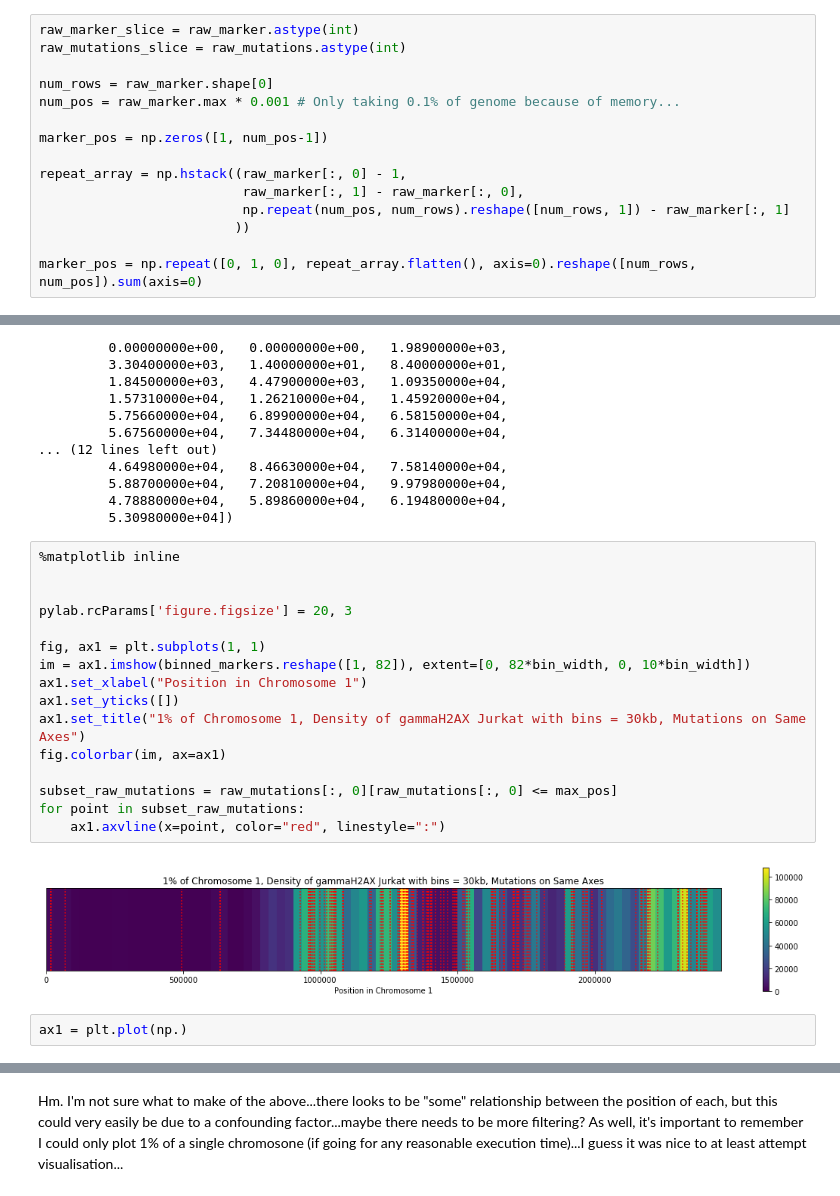
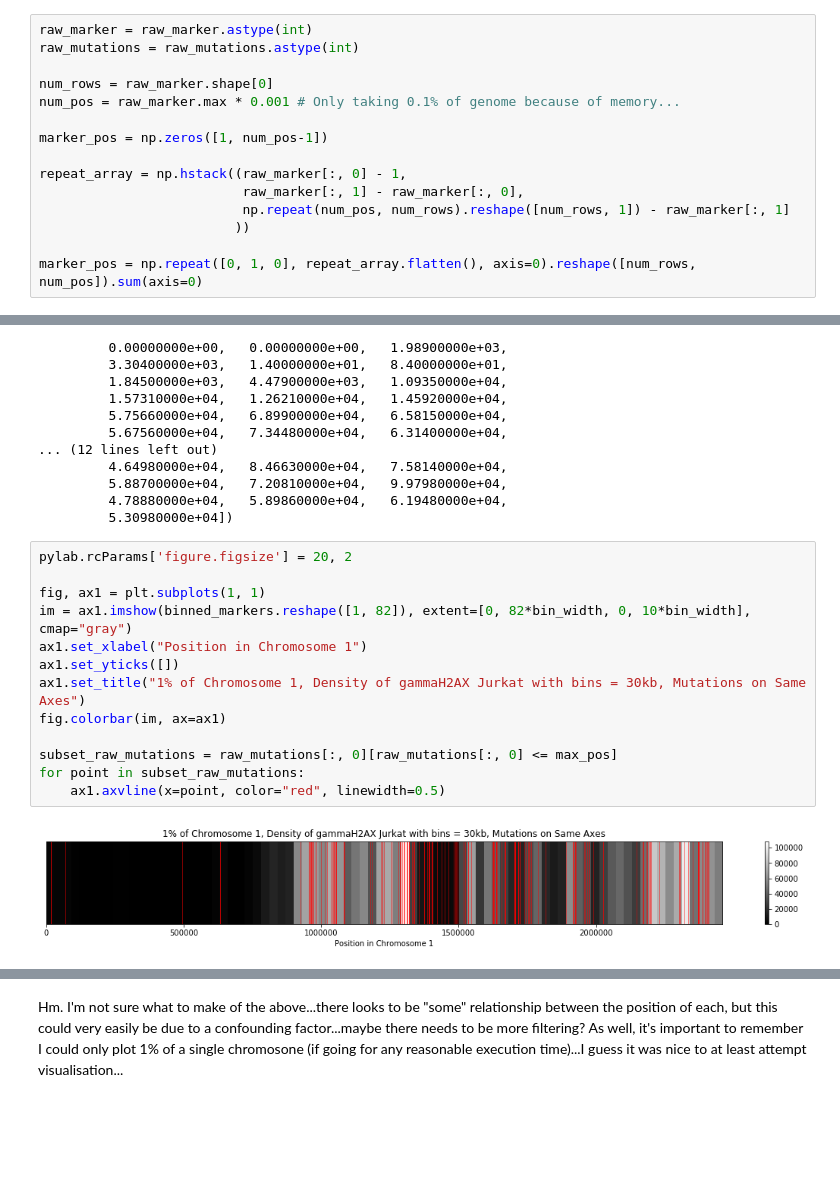
Before and after one commit to wjmn/dsb-bioinformatics-project, a Jupyter notebook: 20170629_secondupdatedworkflow.ipynb, the cells around one changed output, grey strips where cells are left out. Cells and saved outputs as stored; diff of their text form; blank space fills up the shorter version.

```diff
--- a/20170629_secondupdatedworkflow.ipynb
+++ b/20170629_secondupdatedworkflow.ipynb
@@ -272,8 +305,8 @@ max(raw_mutations[:, 0] - raw_mutations[:, 1])
 # %% [markdown]
 The below raises a memory error since it's all done at once rather than interating...
 # %%
-raw_marker_slice = raw_marker.astype(int)
-raw_mutations_slice = raw_mutations.astype(int)
+raw_marker = raw_marker.astype(int)
+raw_mutations = raw_mutations.astype(int)
 
 num_rows = raw_marker.shape[0]
 num_pos = raw_marker.max * 0.001 # Only taking 0.1% of genome because of memory...
@@ -342,22 +375,17 @@ array([  2.80000000e+03,   2.23300000e+03,   2.28400000e+03,
          4.78880000e+04,   5.89860000e+04,   6.19480000e+04,
          5.30980000e+04])
 # %%
-%matplotlib inline
-
-
-pylab.rcParams['figure.figsize'] = 20, 3
+pylab.rcParams['figure.figsize'] = 20, 2
 
 fig, ax1 = plt.subplots(1, 1)
-im = ax1.imshow(binned_markers.reshape([1, 82]), extent=[0, 82*bin_width, 0, 10*bin_width])
+im = ax1.imshow(binned_markers.reshape([1, 82]), extent=[0, 82*bin_width, 0, 10*bin_width], cmap="gray")
 ax1.set_xlabel("Position in Chromosome 1")
 ax1.set_yticks([])
 ax1.set_title("1% of Chromosome 1, Density of gammaH2AX Jurkat with bins = 30kb, Mutations on Same Axes")
 fig.colorbar(im, ax=ax1)
 
 subset_raw_mutations = raw_mutations[:, 0][raw_mutations[:, 0] <= max_pos]
 for point in subset_raw_mutations:
-    ax1.axvline(x=point, color="red", linestyle=":")
+    ax1.axvline(x=point, color="red", linewidth=0.5)
 # %% [output]
-[figure, old version]
+[figure, new version]
-# %%
-ax1 = plt.plot(np.)
```
Also changed, not shown: parts of 8 cells of this notebook.
